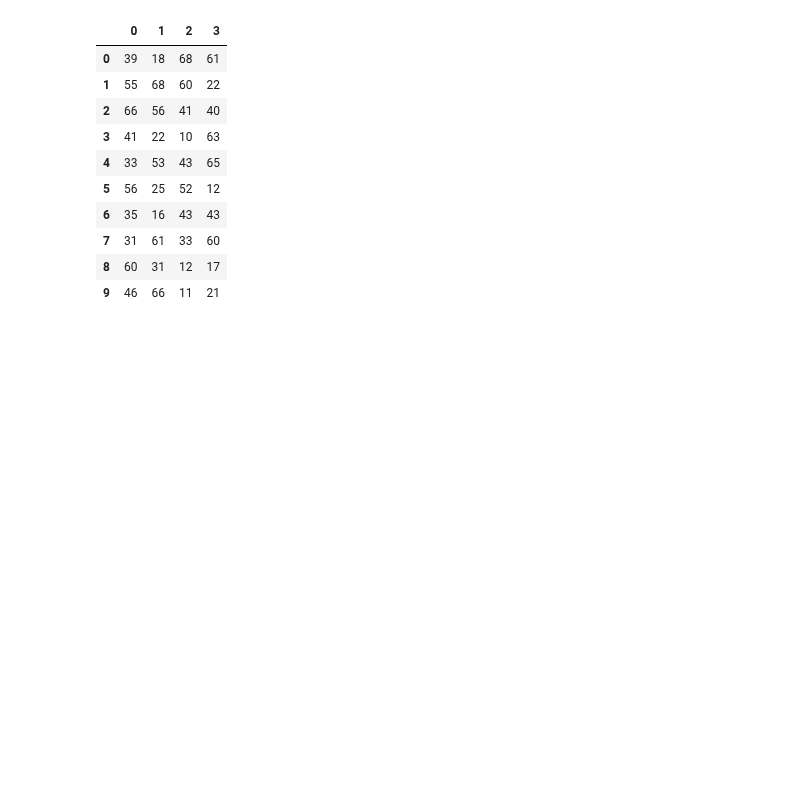
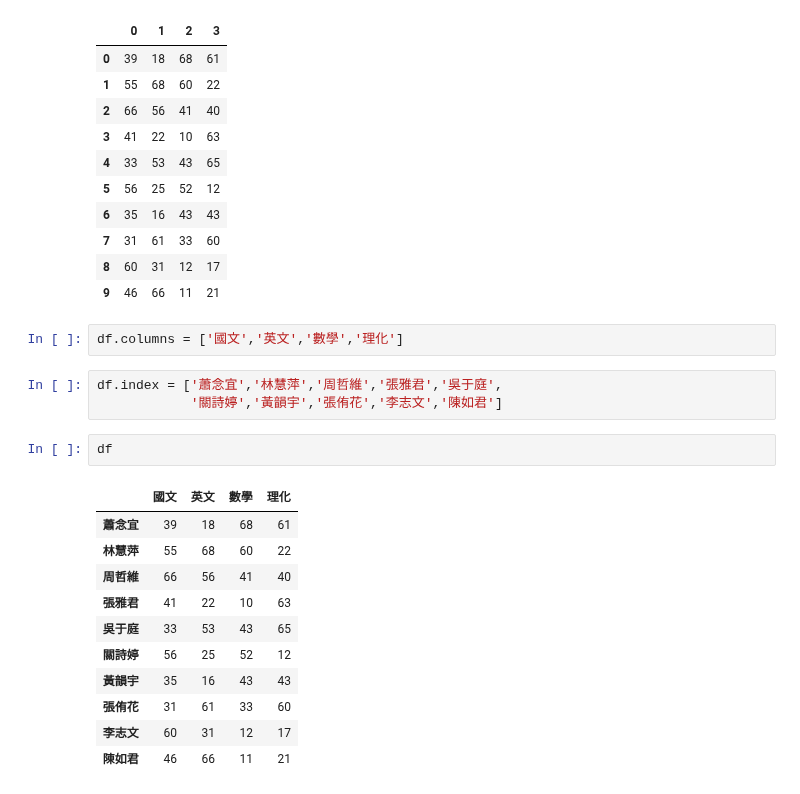
Before and after one commit to vcdemy/20230613, a Jupyter notebook: 20230801筆記.ipynb, the cells around one changed output. Drawn from its saved outputs; the diff is of its cells as text; blank space fills up the shorter version.

```diff
--- a/20230801筆記.ipynb
+++ b/20230801筆記.ipynb
@@ -425,3 +425,22 @@ df
 | 7 | 31 | 61 | 33 | 60 |
 | 8 | 60 | 31 | 12 | 17 |
 | 9 | 46 | 66 | 11 | 21 |
+# %%
+df.columns = ['國文','英文','數學','理化']
+# %%
+df.index = ['蕭念宜','林慧萍','周哲維','張雅君','吳于庭',
+            '關詩婷','黃韻宇','張侑花','李志文','陳如君']
+# %%
+df
+# %% [output]
+|  | 國文 | 英文 | 數學 | 理化 |
+| 蕭念宜 | 39 | 18 | 68 | 61 |
+| 林慧萍 | 55 | 68 | 60 | 22 |
+| 周哲維 | 66 | 56 | 41 | 40 |
+| 張雅君 | 41 | 22 | 10 | 63 |
+| 吳于庭 | 33 | 53 | 43 | 65 |
+| 關詩婷 | 56 | 25 | 52 | 12 |
+| 黃韻宇 | 35 | 16 | 43 | 43 |
+| 張侑花 | 31 | 61 | 33 | 60 |
+| 李志文 | 60 | 31 | 12 | 17 |
+| 陳如君 | 46 | 66 | 11 | 21 |
```
